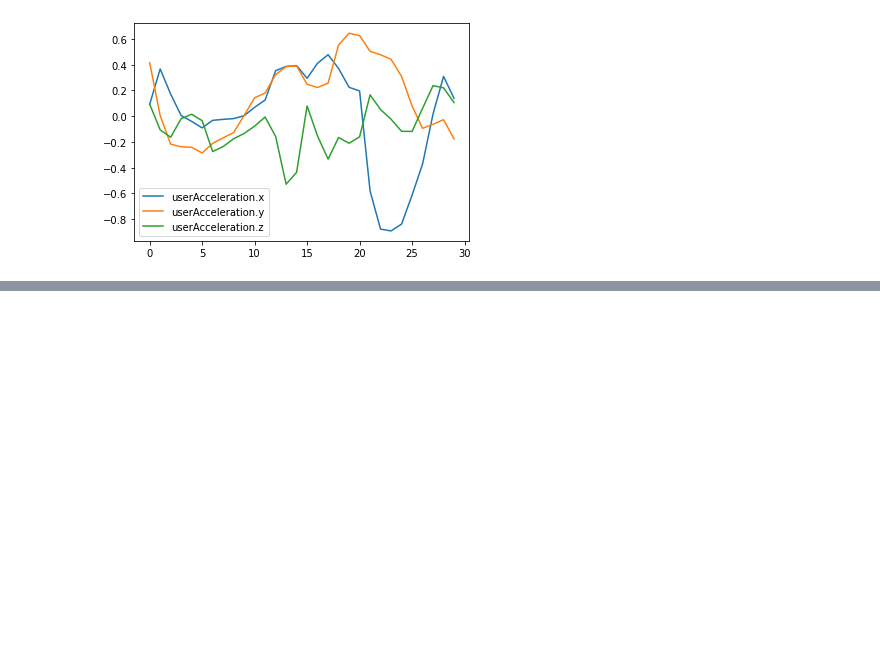
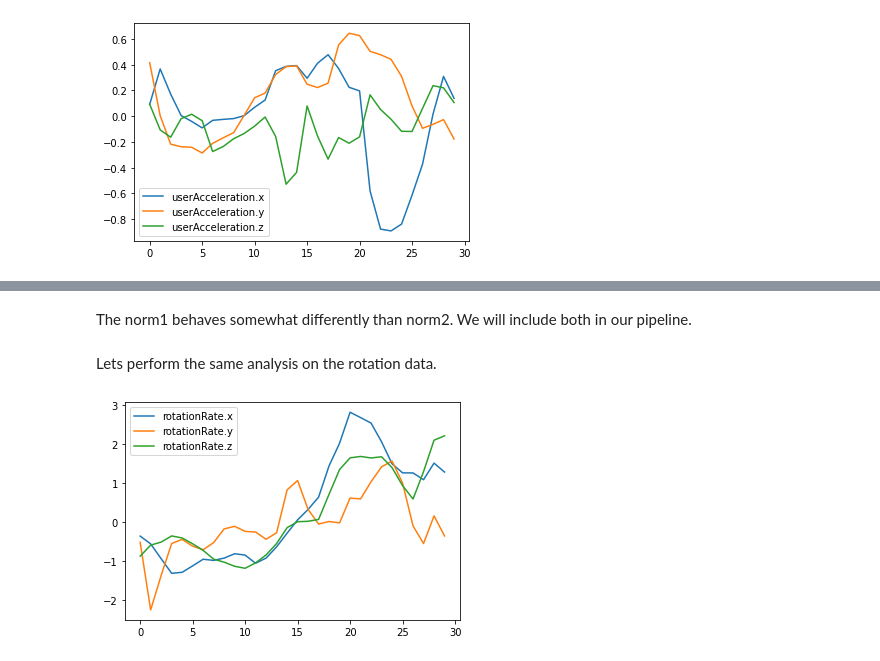
Before and after one commit to thomashaaland/sensorStep, a Jupyter notebook: Motionsense.ipynb, the cells around one changed output, grey strips where cells are left out. Saved outputs shown, nothing was run; the diff lists cells and outputs as text; code cells hidden in the pictures; blank space fills up the shorter version.

```diff
--- a/Motionsense.ipynb
+++ b/Motionsense.ipynb
@@ -59,0 +75,10 @@ plt.show()
+# %% [markdown]
+The norm1 behaves somewhat differently than norm2. We will include both in our pipeline.
+# %% [markdown]
+Lets perform the same analysis on the rotation data.
+# %%
+rot_cols = ["rotationRate.x", "rotationRate.y", "rotationRate.z"]
+data_stream_1subject[rot_cols].iloc[0:30].plot()
+plt.show()
+# %% [output]
+[figure, added]
```
Also changed, not shown: parts of 16 cells of this notebook.
